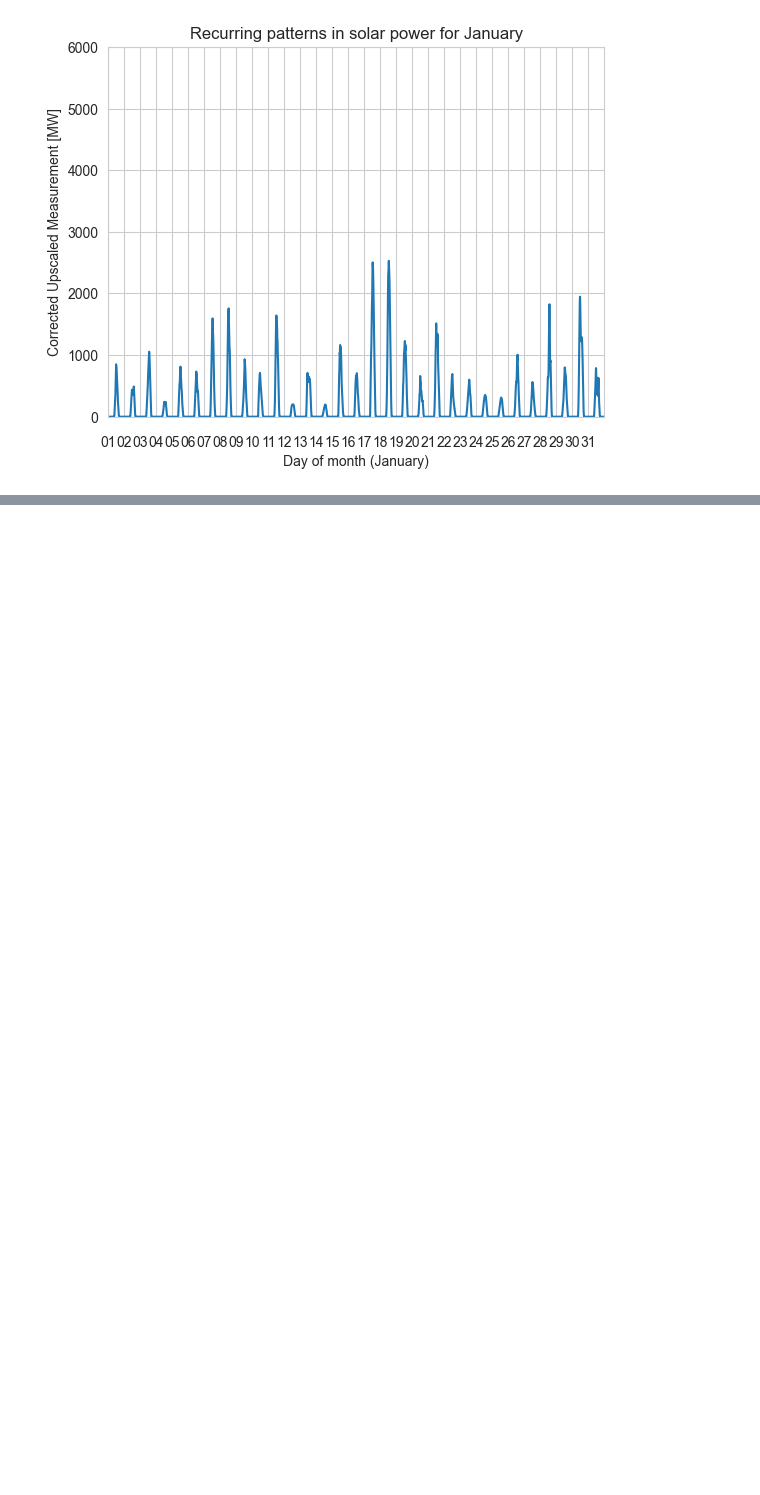
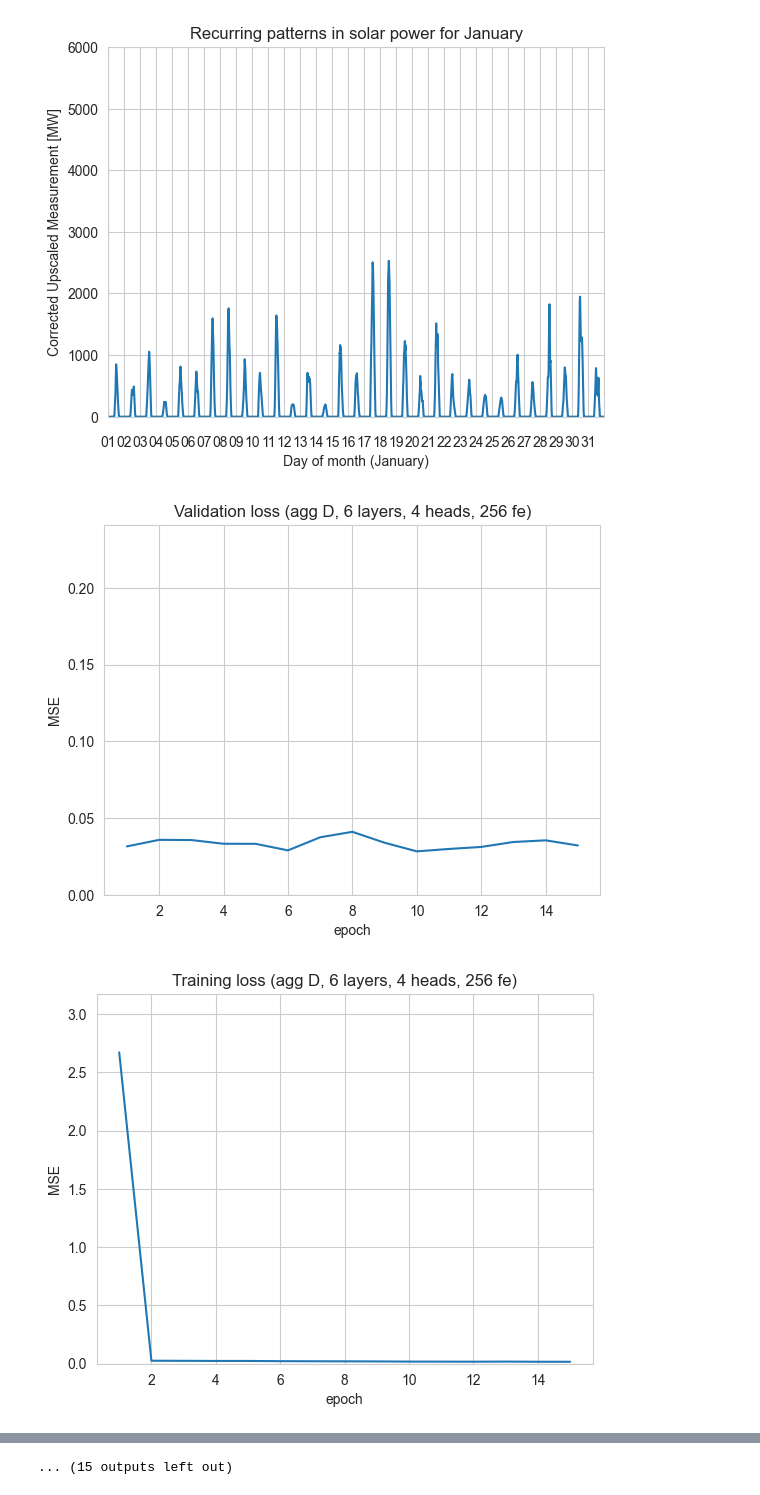
Before and after one commit to avhou/dne, a Jupyter notebook: code/figures.ipynb, the cells around one changed output, grey strips where cells are left out. Saved outputs shown, nothing was run; the diff lists cells and outputs as text; code cells hidden in the pictures; blank space fills up the shorter version.

Commit message:
berekenen van de nodige figuren

```diff
--- a/code/figures.ipynb
+++ b/code/figures.ipynb
@@ -26,3 +26,61 @@ plot_dataset("data/SolarForecast_20230101-20230131.xls", "January", "figures/rec
 # %% [output]
 [figure]
 [figure]
+# %%
+import numpy as np
+import pandas as pd
+import seaborn as sns
+import matplotlib.dates as md
+import matplotlib.pyplot as plt
+import seaborn as sns
+import matplotlib.pyplot as plt
+from typing import *
+import re
+import os
+
+def determine_params(filename: str) -> Tuple[str, int, int, int]:
+    matches = re.search("(.*)-freq(.*)-layers(\d*)-heads(\d*)-fe(\d*)_(.*)_losses\.pkl", filename)
+    return (str(matches.group(2)), int(matches.group(3)), int(matches.group(4)), int(matches.group(5)))
+
+def figure_filename(kind: str, freq: str, layers: int, heads: int, fe: int) -> str:
+    return f"./figures/{kind}-loss-freq{freq}-layers{layers}-heads{heads}-fe{fe}.png"
+
+
+def plot_train_validation_loss(file: str):
+    data = pd.read_pickle(file)
+    freq, layers, heads, fe = determine_params(file)
+    data['epoch'] = pd.Series([int(x) + 1 for x in range(len(data))])
+
+    fig, ax = plt.subplots()
+    g = sns.lineplot(ax = ax, data=data, x='epoch', y='validation')
+    g.set_title(f"Validation loss (agg {freq}, {layers} layers, {heads} heads, {fe} fe)")
+    g.set_ylabel("MSE")
+    g.set_ylim([0, np.max(data['validation']) + 0.2])
+    fig.savefig(figure_filename("validation", freq, layers, heads, fe))
+
+    fig, ax = plt.subplots()
+    g = sns.lineplot(ax = ax, data=data, x='epoch', y='training')
+    g.set_title(f"Training loss (agg {freq}, {layers} layers, {heads} heads, {fe} fe)")
+    g.set_ylabel("MSE")
+    g.set_ylim([0, np.max(data['training']) + 0.5])
+    fig.savefig(figure_filename("training", freq, layers, heads, fe))
+
+def plot_test_loss(file: str):
+    data = pd.read_pickle(file)
+    freq, layers, heads, fe = determine_params(file)
+    data['batch'] = pd.Series([int(x) + 1 for x in range(len(data))])
+
+    fig, ax = plt.subplots()
+    g = sns.lineplot(ax = ax, data=data, x='batch', y='test')
+    g.set_title(f"Test loss (agg {freq}, {layers} layers, {heads} heads, {fe} fe)")
+    g.set_ylabel("MSE")
+    g.set_ylim([0, np.max(data['test']) + 0.5])
+    fig.savefig(figure_filename("test", freq, layers, heads, fe))
+
+for file in os.listdir("./weights"):
+    if file.endswith("train_val_losses.pkl") and file.startswith("elia"):
+        plot_train_validation_loss(os.path.join("./weights", file))
+        plot_test_loss(os.path.join("./weights", file.removesuffix("train_val_losses.pkl") + "test_losses.pkl"))
+# %% [output]
+[figure, added]
+[figure, added]
@@ -28,0 +97 @@ plot_dataset("data/SolarForecast_20230101-20230131.xls", "January", "figures/rec
+... (15 outputs left out)
```
Also changed, not shown: parts of 1 cell of this notebook.
